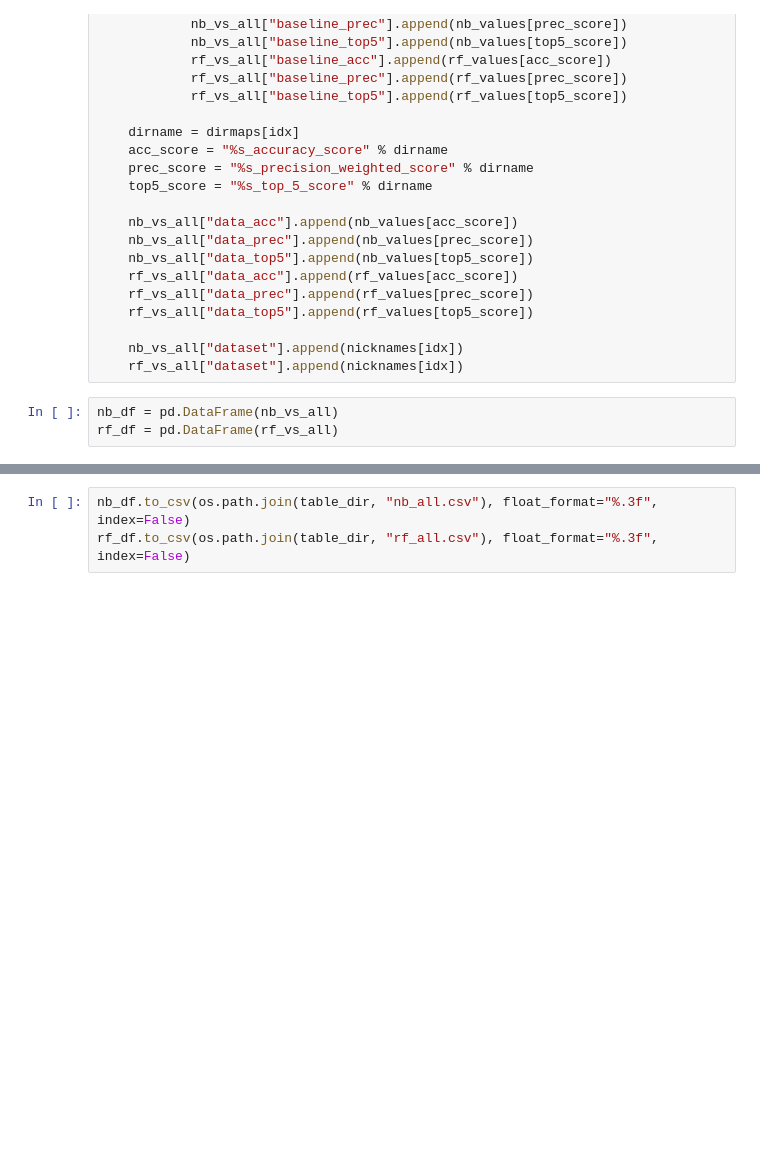
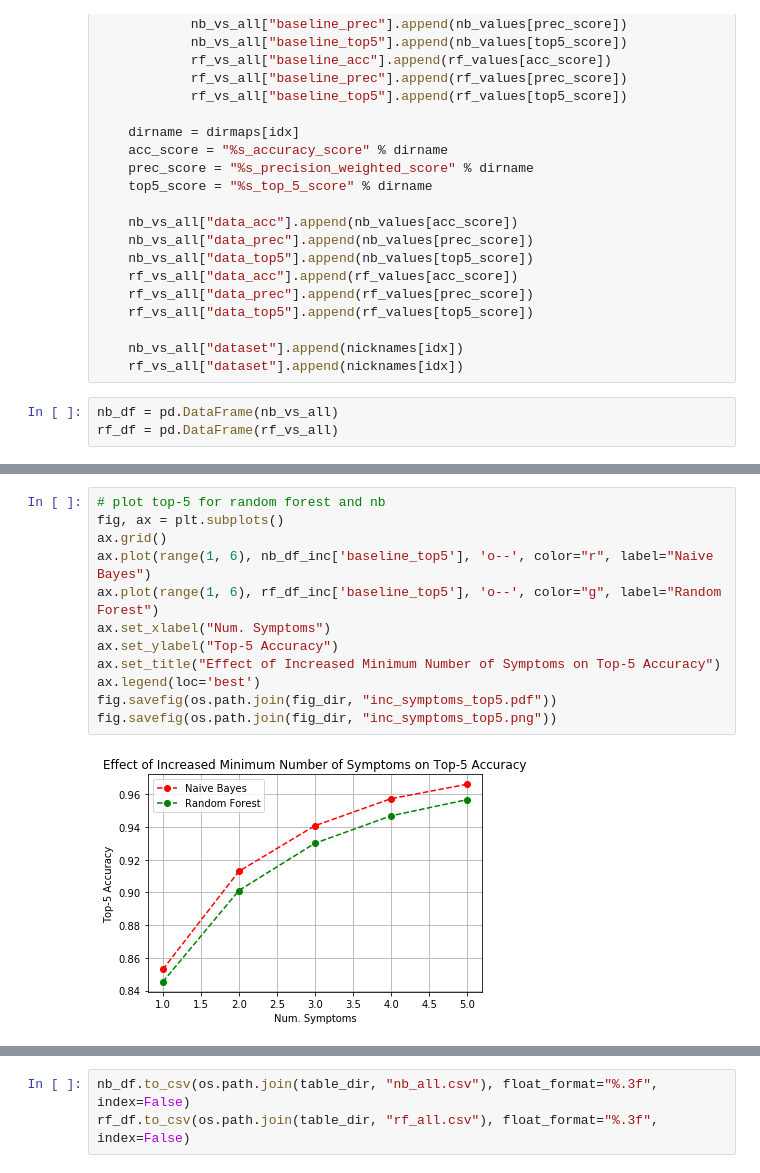
Before and after one commit to teliov/thesis-notebooks, a Jupyter notebook: 07_27_report_plots/compare_baseline.ipynb, the cells around one changed output, grey strips where cells are left out. Cells and saved outputs as stored; diff of their text form; blank space fills up the shorter version.

```diff
--- a/07_27_report_plots/compare_baseline.ipynb
+++ b/07_27_report_plots/compare_baseline.ipynb
@@ -87,0 +174,14 @@ rf_df = pd.DataFrame(rf_vs_all)
+# %%
+# plot top-5 for random forest and nb
+fig, ax = plt.subplots()
+ax.grid()
+ax.plot(range(1, 6), nb_df_inc['baseline_top5'], 'o--', color="r", label="Naive Bayes")
+ax.plot(range(1, 6), rf_df_inc['baseline_top5'], 'o--', color="g", label="Random Forest")
+ax.set_xlabel("Num. Symptoms")
+ax.set_ylabel("Top-5 Accuracy")
+ax.set_title("Effect of Increased Minimum Number of Symptoms on Top-5 Accuracy")
+ax.legend(loc='best')
+fig.savefig(os.path.join(fig_dir, "inc_symptoms_top5.pdf"))
+fig.savefig(os.path.join(fig_dir, "inc_symptoms_top5.png"))
+# %% [output]
+[figure, added]
```
Also changed, not shown: parts of 18 cells of this notebook, 5 other files.
